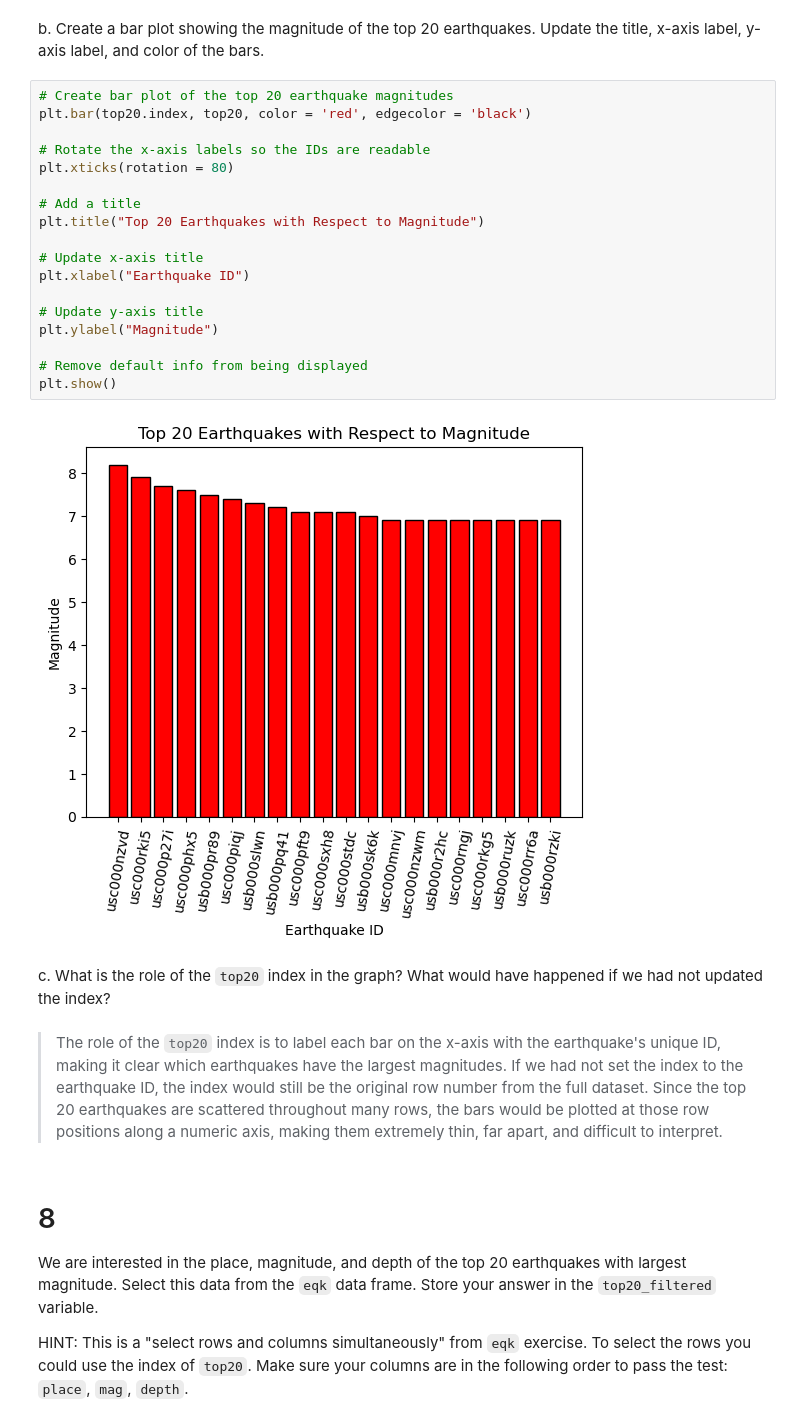
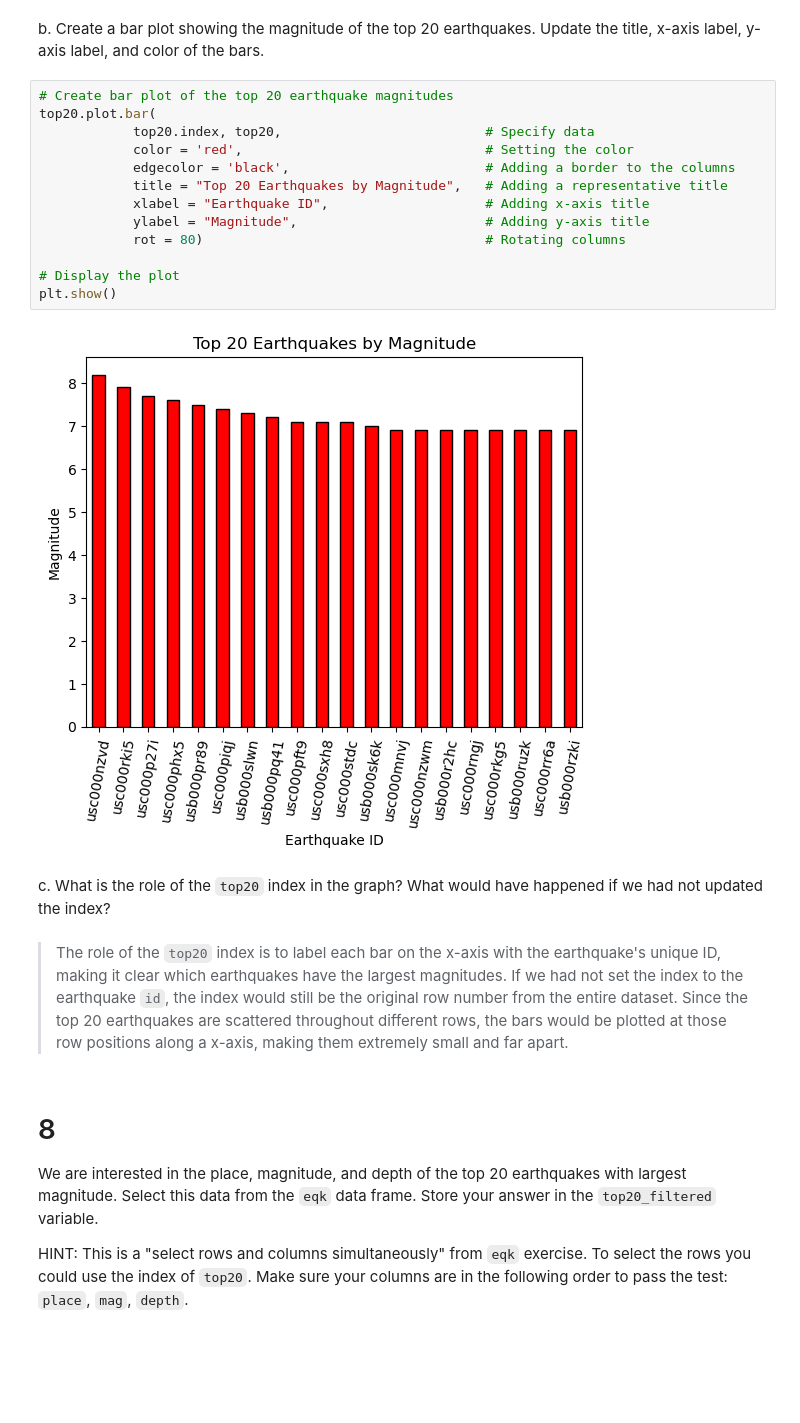
Before and after one commit to ethan-mathews24/eds220-hwk1, a Jupyter notebook: task3/hwk1-task3-earthquakes.ipynb, the cells around one changed output. Drawn from its saved outputs; the diff is of its cells as text; blank space fills up the shorter version.

```diff
--- a/task3/hwk1-task3-earthquakes.ipynb
+++ b/task3/hwk1-task3-earthquakes.ipynb
@@ -236,24 +250,19 @@ q7_a results: All test cases passed!
 b. Create a bar plot showing the magnitude of the top 20 earthquakes. Update the title, x-axis label, y-axis label, and color of the bars.
 # %%
 # Create bar plot of the top 20 earthquake magnitudes
-plt.bar(top20.index, top20, color = 'red', edgecolor = 'black')
+top20.plot.bar(
+            top20.index, top20,                          # Specify data
+            color = 'red',                               # Setting the color
+            edgecolor = 'black',                         # Adding a border to the columns
+            title = "Top 20 Earthquakes by Magnitude",   # Adding a representative title
+            xlabel = "Earthquake ID",                    # Adding x-axis title
+            ylabel = "Magnitude",                        # Adding y-axis title
+            rot = 80)                                    # Rotating columns
 
-# Rotate the x-axis labels so the IDs are readable
-plt.xticks(rotation = 80)
-
-# Add a title
-plt.title("Top 20 Earthquakes with Respect to Magnitude")
-
-# Update x-axis title
-plt.xlabel("Earthquake ID")
-
-# Update y-axis title
-plt.ylabel("Magnitude")
-
-# Remove default info from being displayed
+# Display the plot
 plt.show()
 # %% [output]
-[figure, old version]
+[figure, new version]
 # %% [markdown]
 <!-- END QUESTION -->
 
@@ -261,7 +270,7 @@ plt.show()
 
 c. What is the role of the `top20` index in the graph? What would have happened if we had not updated the index?
 # %% [markdown]
-> The role of the `top20` index is to label each bar on the x-axis with the earthquake's unique ID, making it clear which earthquakes have the largest magnitudes. If we had not set the index to the earthquake ID, the index would still be the original row number from the full dataset. Since the top 20 earthquakes are scattered throughout many rows, the bars would be plotted at those row positions along a numeric axis, making them extremely thin, far apart, and difficult to interpret.
+> The role of the `top20` index is to label each bar on the x-axis with the earthquake's unique ID, making it clear which earthquakes have the largest magnitudes. If we had not set the index to the earthquake `id`, the index would still be the original row number from the entire dataset. Since the top 20 earthquakes are scattered throughout different rows, the bars would be plotted at those row positions along a  x-axis, making them extremely small and far apart.
 # %% [markdown]
 <!-- END QUESTION -->
 
```
Also changed, not shown: parts of 5 cells of this notebook.
